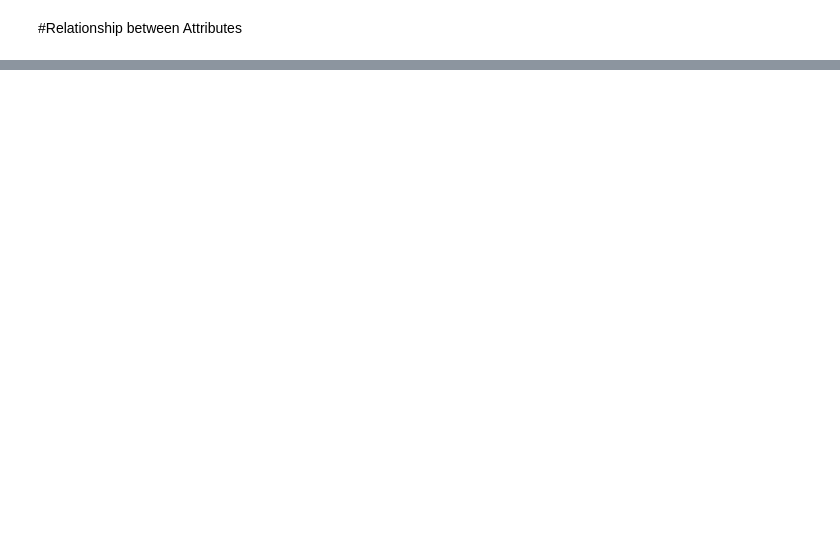
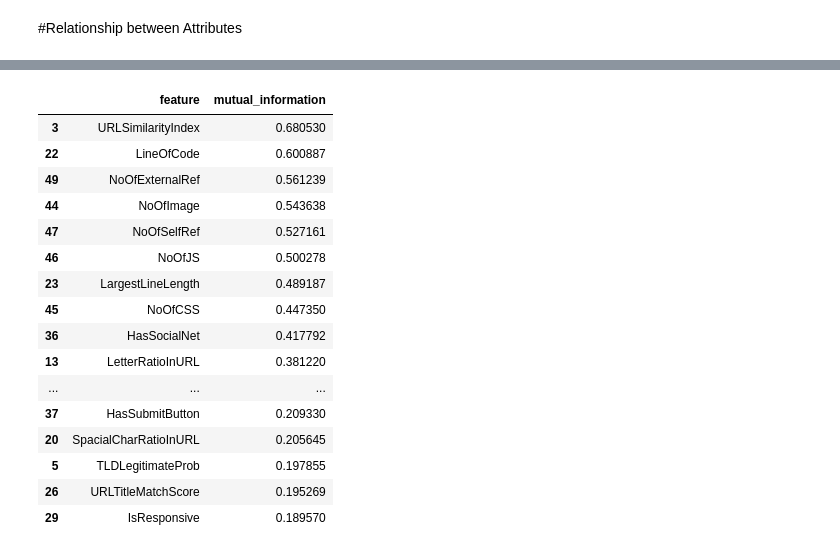
Before and after one commit to DarthMcNugs/AI-ML-DS-7331, a Jupyter notebook: Lab1/Phishing_AI.ipynb, the cells around one changed output, grey strips where cells are left out. Saved outputs shown, nothing was run; the diff lists cells and outputs as text; code cells hidden in the pictures; blank space fills up the shorter version.

```diff
--- a/Lab1/Phishing_AI.ipynb
+++ b/Lab1/Phishing_AI.ipynb
@@ -720,0 +629,36 @@ Name: label, dtype: float64
+# %%
+# Mutual Information between feature and target
+
+from sklearn.feature_selection import mutual_info_classif
+# from sklearn.preprocessing import StandardScaler
+# from sklearn.cluster import KMeans
+
+# --- MI table (top 20)
+num_cols = df.select_dtypes(include=["int64", "float64"]).columns.drop("label")
+X = df[num_cols]
+y = df["label"]
+
+mi = mutual_info_classif(X, y, random_state=42)
+
+mi_table = (pd.DataFrame({"feature": num_cols, "mutual_information": mi})
+              .sort_values("mutual_information", ascending=False))
+
+display(mi_table.head(20))
+# %% [output]
+|  | feature | mutual_information |
+| 3 | URLSimilarityIndex | 0.680530 |
+| 22 | LineOfCode | 0.600887 |
+| 49 | NoOfExternalRef | 0.561239 |
+| 44 | NoOfImage | 0.543638 |
+| 47 | NoOfSelfRef | 0.527161 |
+| 46 | NoOfJS | 0.500278 |
+| 23 | LargestLineLength | 0.489187 |
+| 45 | NoOfCSS | 0.447350 |
+| 36 | HasSocialNet | 0.417792 |
+| 13 | LetterRatioInURL | 0.381220 |
+| ... | ... | ... |
+| 37 | HasSubmitButton | 0.209330 |
+| 20 | SpacialCharRatioInURL | 0.205645 |
+| 5 | TLDLegitimateProb | 0.197855 |
+| 26 | URLTitleMatchScore | 0.195269 |
+| 29 | IsResponsive | 0.189570 |
```
Also changed, not shown: parts of 14 cells of this notebook, 1 other file.
